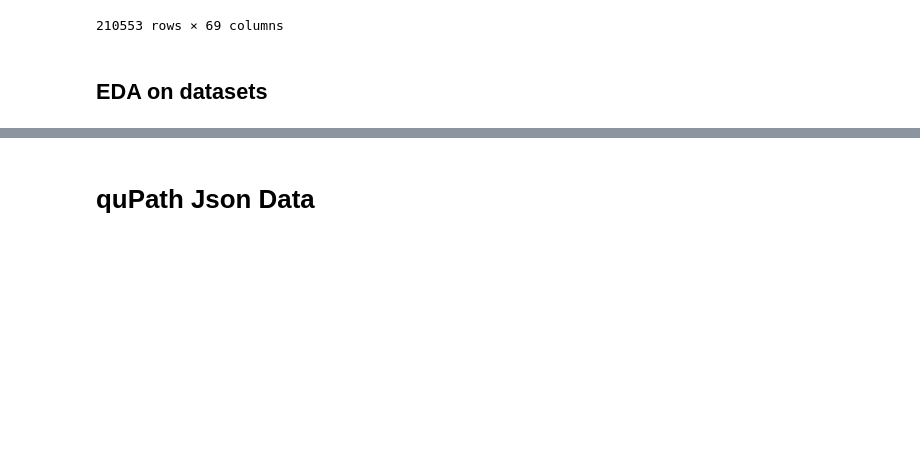
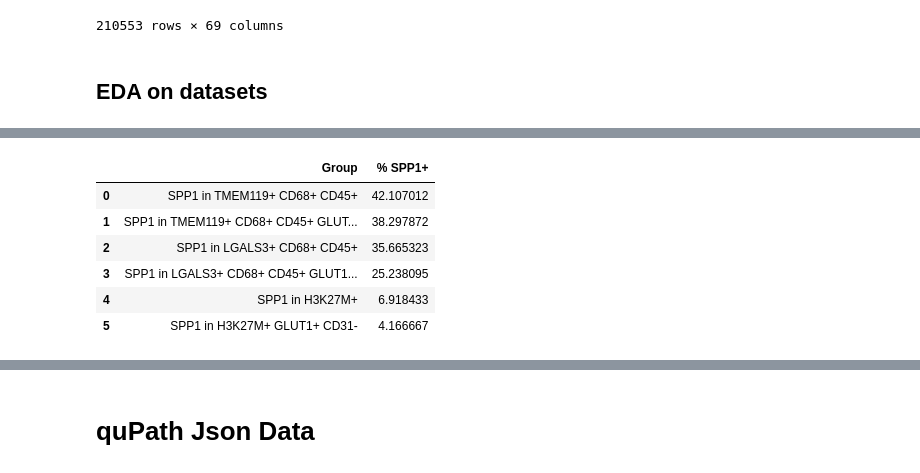
Before and after one commit to sadeghetemad/nencki-image-segmentation, a Jupyter notebook: notebooks/patient_analysis.ipynb, the cells around one changed output, grey strips where cells are left out. Drawn from its saved outputs; the diff is of its cells as text; code cells hidden in the pictures; blank space fills up the shorter version.

```diff
--- a/notebooks/patient_analysis.ipynb
+++ b/notebooks/patient_analysis.ipynb
@@ -245,0 +294,57 @@ plt.show()
+# %%
+# Groups
+method = "manual"
+
+tmem119 = pos(data, "TMEM119", method, "Cell") & \
+                 pos(data, "CD68", method, "Cell") & \
+                 pos(data, "CD45", method, "Cell")
+
+lgals3 = pos(data, "LGALS3", method, "Cell") & \
+                  pos(data, "CD68", method, "Cell") & \
+                  pos(data, "CD45", method, "Cell")
+
+h3k27m = pos(data, "H3K27M", method, "Nucleus")
+
+hypoxic = pos(data, "GLUT1", method, "Cell") & (~pos(data, "CD31", method, "Cell"))
+
+# Results dictionary
+results = {}
+
+results["SPP1 in TMEM119+ CD68+ CD45+"] = (
+    pos(data.loc[tmem119], "SPP1", method, "Cell").mean() * 100
+)
+
+results["SPP1 in TMEM119+ CD68+ CD45+ GLUT1+ CD31-"] = (
+    pos(data.loc[tmem119 & hypoxic], "SPP1", method, "Cell").mean() * 100
+)
+
+results["SPP1 in LGALS3+ CD68+ CD45+"] = (
+    pos(data.loc[lgals3], "SPP1", method, "Cell").mean() * 100
+)
+
+results["SPP1 in LGALS3+ CD68+ CD45+ GLUT1+ CD31-"] = (
+    pos(data.loc[lgals3 & hypoxic], "SPP1", method, "Cell").mean() * 100
+)
+
+results["SPP1 in H3K27M+"] = (
+    pos(data.loc[h3k27m], "SPP1", method, "Cell").mean() * 100
+)
+
+results["SPP1 in H3K27M+ GLUT1+ CD31-"] = (
+    pos(data.loc[h3k27m & hypoxic], "SPP1", method, "Cell").mean() * 100
+)
+
+
+# Summary DataFrame
+summary = pd.DataFrame.from_dict(results, orient="index", columns=["% SPP1+"])
+summary["% SPP1+"] = summary["% SPP1+"].fillna("No cells")
+summary.reset_index(inplace=True, names=["Group"])
+summary
+# %% [output]
+|  | Group | % SPP1+ |
+| 0 | SPP1 in TMEM119+ CD68+ CD45+ | 42.107012 |
+| 1 | SPP1 in TMEM119+ CD68+ CD45+ GLUT... | 38.297872 |
+| 2 | SPP1 in LGALS3+ CD68+ CD45+ | 35.665323 |
+| 3 | SPP1 in LGALS3+ CD68+ CD45+ GLUT1... | 25.238095 |
+| 4 | SPP1 in H3K27M+ | 6.918433 |
+| 5 | SPP1 in H3K27M+ GLUT1+ CD31- | 4.166667 |
```
Also changed, not shown: parts of 22 cells of this notebook.
